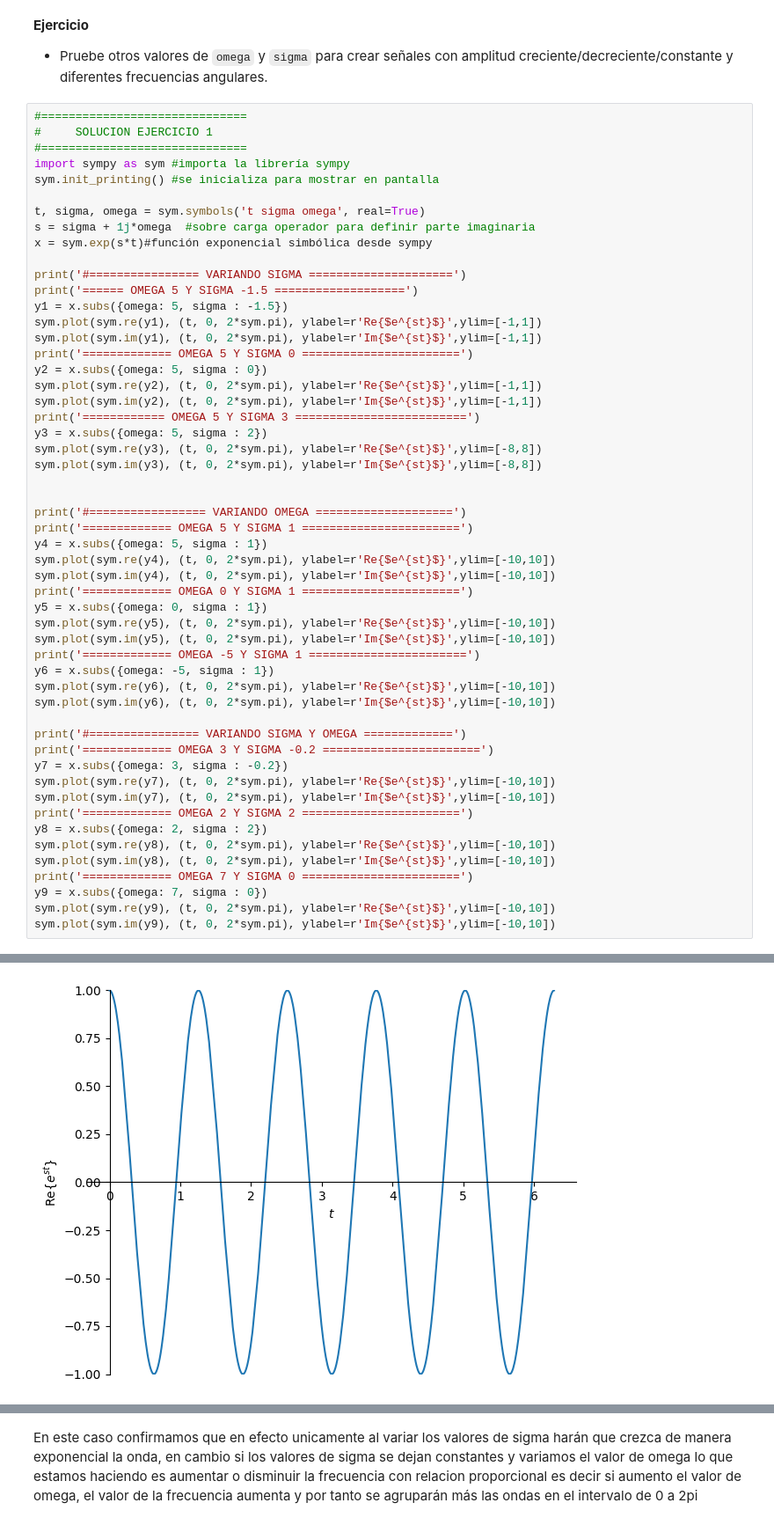
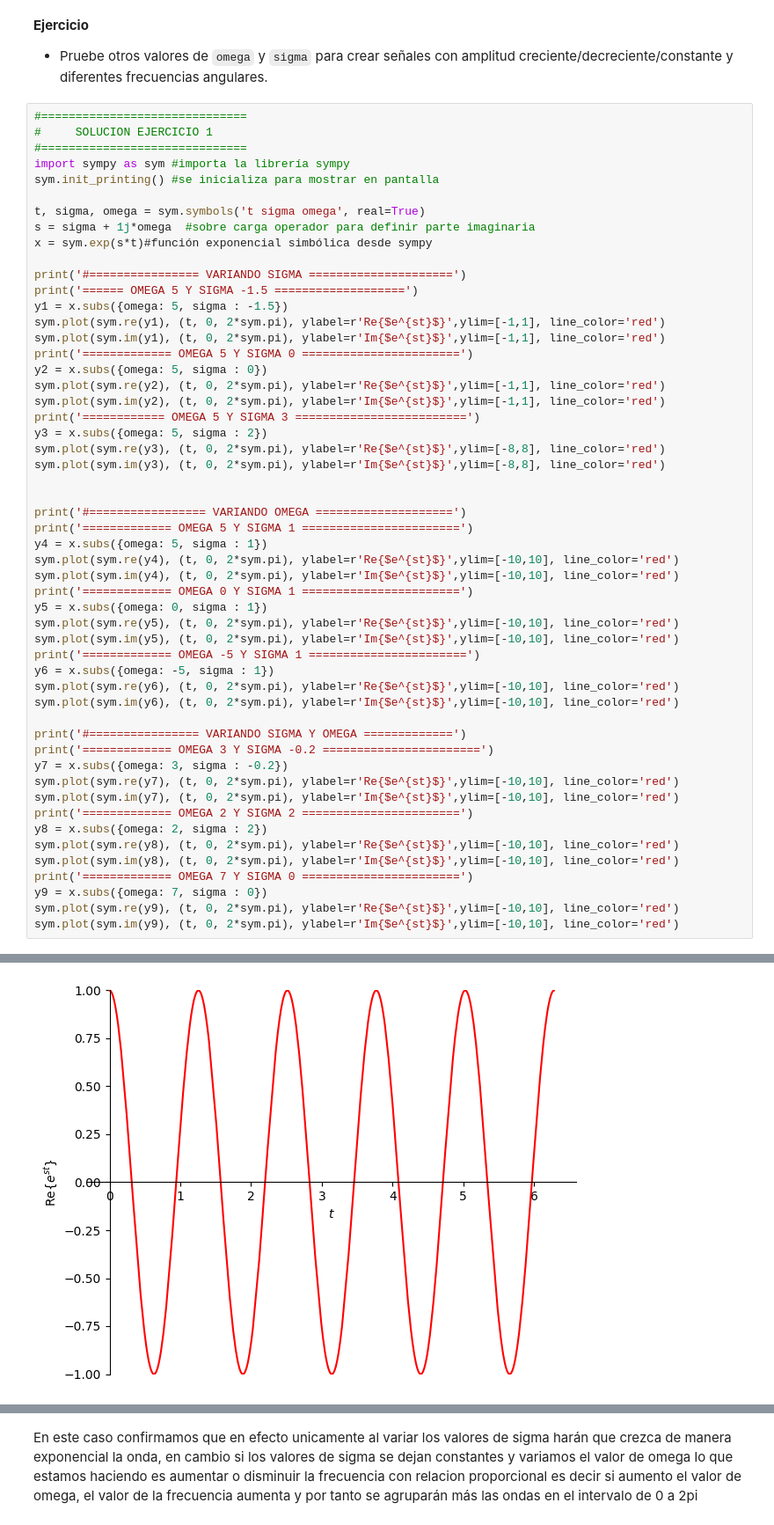
Before and after one commit to JulianDR26/Se-ales-y-Sistemas-2024-1S, a Jupyter notebook: SEÑALES_ESTANDAR_SOLUCION.ipynb, the cells around one changed output, grey strips where cells are left out. Shown at 88% size. Drawn from its saved outputs; the diff is of its cells as text.

```diff
--- a/SEÑALES_ESTANDAR_SOLUCION.ipynb
+++ b/SEÑALES_ESTANDAR_SOLUCION.ipynb
@@ -85,45 +85,45 @@ x = sym.exp(s*t)#función exponencial simbólica desde sympy
 print('#================ VARIANDO SIGMA =====================')
 print('====== OMEGA 5 Y SIGMA -1.5 ===================')
 y1 = x.subs({omega: 5, sigma : -1.5})
-sym.plot(sym.re(y1), (t, 0, 2*sym.pi), ylabel=r'Re{$e^{st}$}',ylim=[-1,1])
-sym.plot(sym.im(y1), (t, 0, 2*sym.pi), ylabel=r'Im{$e^{st}$}',ylim=[-1,1])
+sym.plot(sym.re(y1), (t, 0, 2*sym.pi), ylabel=r'Re{$e^{st}$}',ylim=[-1,1], line_color='red')
+sym.plot(sym.im(y1), (t, 0, 2*sym.pi), ylabel=r'Im{$e^{st}$}',ylim=[-1,1], line_color='red')
 print('============= OMEGA 5 Y SIGMA 0 =======================')
 y2 = x.subs({omega: 5, sigma : 0})
-sym.plot(sym.re(y2), (t, 0, 2*sym.pi), ylabel=r'Re{$e^{st}$}',ylim=[-1,1])
-sym.plot(sym.im(y2), (t, 0, 2*sym.pi), ylabel=r'Im{$e^{st}$}',ylim=[-1,1])
+sym.plot(sym.re(y2), (t, 0, 2*sym.pi), ylabel=r'Re{$e^{st}$}',ylim=[-1,1], line_color='red')
+sym.plot(sym.im(y2), (t, 0, 2*sym.pi), ylabel=r'Im{$e^{st}$}',ylim=[-1,1], line_color='red')
 print('============ OMEGA 5 Y SIGMA 3 =========================')
 y3 = x.subs({omega: 5, sigma : 2})
-sym.plot(sym.re(y3), (t, 0, 2*sym.pi), ylabel=r'Re{$e^{st}$}',ylim=[-8,8])
-sym.plot(sym.im(y3), (t, 0, 2*sym.pi), ylabel=r'Im{$e^{st}$}',ylim=[-8,8])
+sym.plot(sym.re(y3), (t, 0, 2*sym.pi), ylabel=r'Re{$e^{st}$}',ylim=[-8,8], line_color='red')
+sym.plot(sym.im(y3), (t, 0, 2*sym.pi), ylabel=r'Im{$e^{st}$}',ylim=[-8,8], line_color='red')
 
 
 print('#================= VARIANDO OMEGA ====================')
 print('============= OMEGA 5 Y SIGMA 1 =======================')
 y4 = x.subs({omega: 5, sigma : 1})
-sym.plot(sym.re(y4), (t, 0, 2*sym.pi), ylabel=r'Re{$e^{st}$}',ylim=[-10,10])
-sym.plot(sym.im(y4), (t, 0, 2*sym.pi), ylabel=r'Im{$e^{st}$}',ylim=[-10,10])
+sym.plot(sym.re(y4), (t, 0, 2*sym.pi), ylabel=r'Re{$e^{st}$}',ylim=[-10,10], line_color='red')
+sym.plot(sym.im(y4), (t, 0, 2*sym.pi), ylabel=r'Im{$e^{st}$}',ylim=[-10,10], line_color='red')
 print('============= OMEGA 0 Y SIGMA 1 =======================')
 y5 = x.subs({omega: 0, sigma : 1})
-sym.plot(sym.re(y5), (t, 0, 2*sym.pi), ylabel=r'Re{$e^{st}$}',ylim=[-10,10])
-sym.plot(sym.im(y5), (t, 0, 2*sym.pi), ylabel=r'Im{$e^{st}$}',ylim=[-10,10])
+sym.plot(sym.re(y5), (t, 0, 2*sym.pi), ylabel=r'Re{$e^{st}$}',ylim=[-10,10], line_color='red')
+sym.plot(sym.im(y5), (t, 0, 2*sym.pi), ylabel=r'Im{$e^{st}$}',ylim=[-10,10], line_color='red')
 print('============= OMEGA -5 Y SIGMA 1 =======================')
 y6 = x.subs({omega: -5, sigma : 1})
-sym.plot(sym.re(y6), (t, 0, 2*sym.pi), ylabel=r'Re{$e^{st}$}',ylim=[-10,10])
-sym.plot(sym.im(y6), (t, 0, 2*sym.pi), ylabel=r'Im{$e^{st}$}',ylim=[-10,10])
+sym.plot(sym.re(y6), (t, 0, 2*sym.pi), ylabel=r'Re{$e^{st}$}',ylim=[-10,10], line_color='red')
+sym.plot(sym.im(y6), (t, 0, 2*sym.pi), ylabel=r'Im{$e^{st}$}',ylim=[-10,10], line_color='red')
 
 print('#================ VARIANDO SIGMA Y OMEGA =============')
 print('============= OMEGA 3 Y SIGMA -0.2 =======================')
 y7 = x.subs({omega: 3, sigma : -0.2})
-sym.plot(sym.re(y7), (t, 0, 2*sym.pi), ylabel=r'Re{$e^{st}$}',ylim=[-10,10])
-sym.plot(sym.im(y7), (t, 0, 2*sym.pi), ylabel=r'Im{$e^{st}$}',ylim=[-10,10])
+sym.plot(sym.re(y7), (t, 0, 2*sym.pi), ylabel=r'Re{$e^{st}$}',ylim=[-10,10], line_color='red')
+sym.plot(sym.im(y7), (t, 0, 2*sym.pi), ylabel=r'Im{$e^{st}$}',ylim=[-10,10], line_color='red')
 print('============= OMEGA 2 Y SIGMA 2 =======================')
 y8 = x.subs({omega: 2, sigma : 2})
-sym.plot(sym.re(y8), (t, 0, 2*sym.pi), ylabel=r'Re{$e^{st}$}',ylim=[-10,10])
-sym.plot(sym.im(y8), (t, 0, 2*sym.pi), ylabel=r'Im{$e^{st}$}',ylim=[-10,10])
+sym.plot(sym.re(y8), (t, 0, 2*sym.pi), ylabel=r'Re{$e^{st}$}',ylim=[-10,10], line_color='red')
+sym.plot(sym.im(y8), (t, 0, 2*sym.pi), ylabel=r'Im{$e^{st}$}',ylim=[-10,10], line_color='red')
 print('============= OMEGA 7 Y SIGMA 0 =======================')
 y9 = x.subs({omega: 7, sigma : 0})
-sym.plot(sym.re(y9), (t, 0, 2*sym.pi), ylabel=r'Re{$e^{st}$}',ylim=[-10,10])
-sym.plot(sym.im(y9), (t, 0, 2*sym.pi), ylabel=r'Im{$e^{st}$}',ylim=[-10,10])
+sym.plot(sym.re(y9), (t, 0, 2*sym.pi), ylabel=r'Re{$e^{st}$}',ylim=[-10,10], line_color='red')
+sym.plot(sym.im(y9), (t, 0, 2*sym.pi), ylabel=r'Im{$e^{st}$}',ylim=[-10,10], line_color='red')
 # %% [output]
 #================ VARIANDO SIGMA =====================
 ====== OMEGA 5 Y SIGMA -1.5 ===================
@@ -132,2 +132,2 @@ sym.plot(sym.im(y9), (t, 0, 2*sym.pi), ylabel=r'Im{$e^{st}$}',ylim=[-10,10])
 ============= OMEGA 5 Y SIGMA 0 =======================
-[figure, old version]
+[figure, new version]
```
Also changed, not shown: parts of 1 cell of this notebook.
